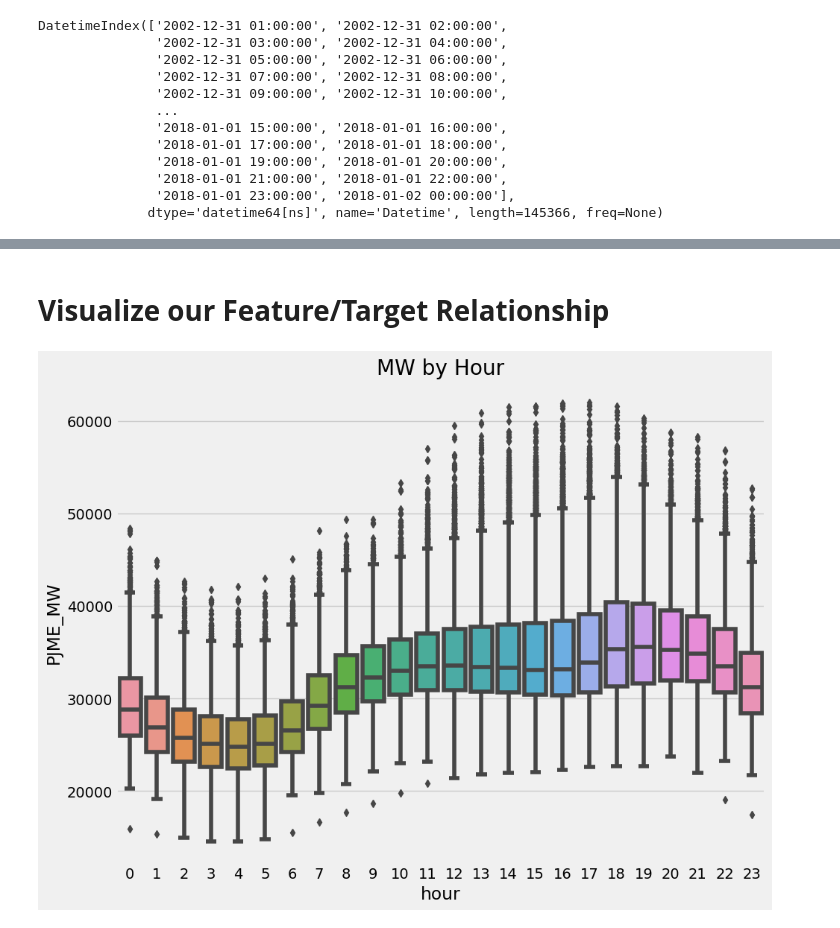
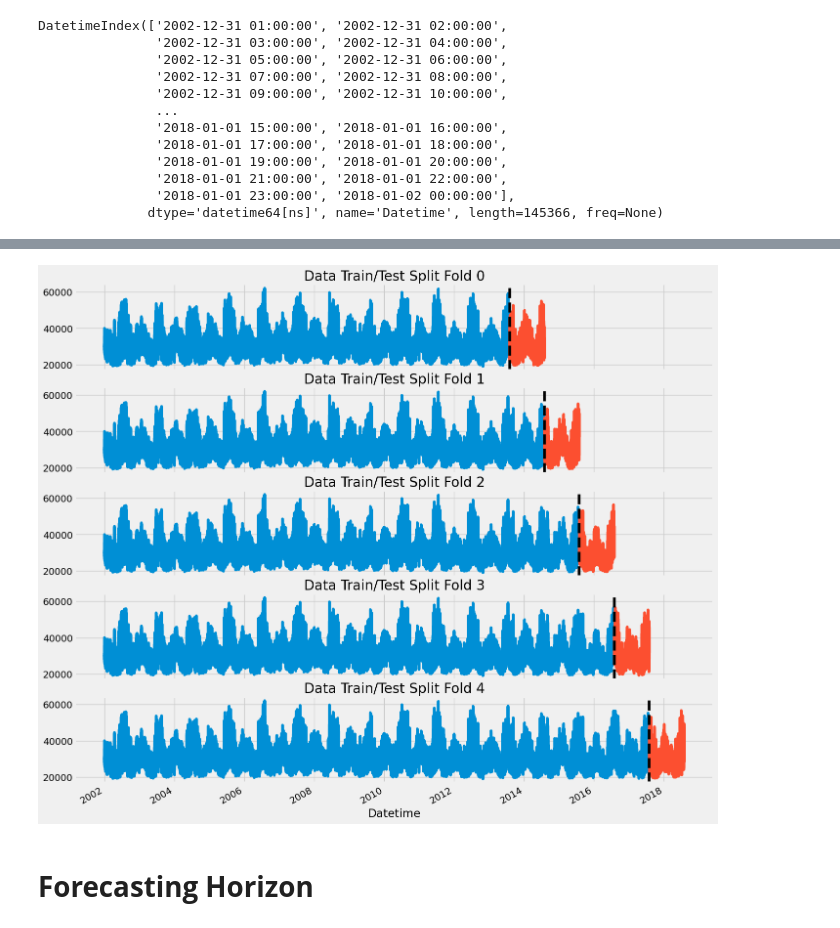
Before and after one commit to nushyiscoding/Neural-Style-Transfer, a Jupyter notebook: time-series-forecasting-with-xgboost.ipynb, the cells around one changed output, grey strips where cells are left out. Saved outputs shown, nothing was run; the diff lists cells and outputs as text; code cells hidden in the pictures.

```diff
--- a/time-series-forecasting-with-xgboost.ipynb
+++ b/time-series-forecasting-with-xgboost.ipynb
@@ -63,3 +80,27 @@ plt.show()
+# %%
+from sklearn.model_selection import TimeSeriesSplit
+
+tss = TimeSeriesSplit(n_splits=5, test_size=24*365*1, gap=24)
+df = df.sort_index()
+# %%
+fig, axs = plt.subplots(5, 1, figsize=(15, 15), sharex=True)
+
+fold = 0
+for train_idx, val_idx in tss.split(df):
+    train = df.iloc[train_idx]
+    test = df.iloc[val_idx]
+    train['PJME_MW'].plot(ax=axs[fold],
+                          label='Training Set',
+                          title=f'Data Train/Test Split Fold {fold}')
+    test['PJME_MW'].plot(ax=axs[fold],
+                         label='Test Set')
+    axs[fold].axvline(test.index.min(), color='black', ls='--')
+    fold += 1
+plt.show()
+# %% [output]
+[figure, added]
+# %% [markdown]
+# **Forecasting Horizon**
 # %%
 def create_features(df):
     """
@@ -77,12 +118,3 @@ def create_features(df):
     return df
 
 df = create_features(df)
-# %% [markdown]
-# **Visualize our Feature/Target Relationship**
-# %%
-fig, ax = plt.subplots(figsize=(10, 8))
-sns.boxplot(data=df, x='hour', y='PJME_MW')
-ax.set_title('MW by Hour')
-plt.show()
-# %% [output]
-[figure, removed]
```
Also changed, not shown: parts of 41 cells of this notebook.
